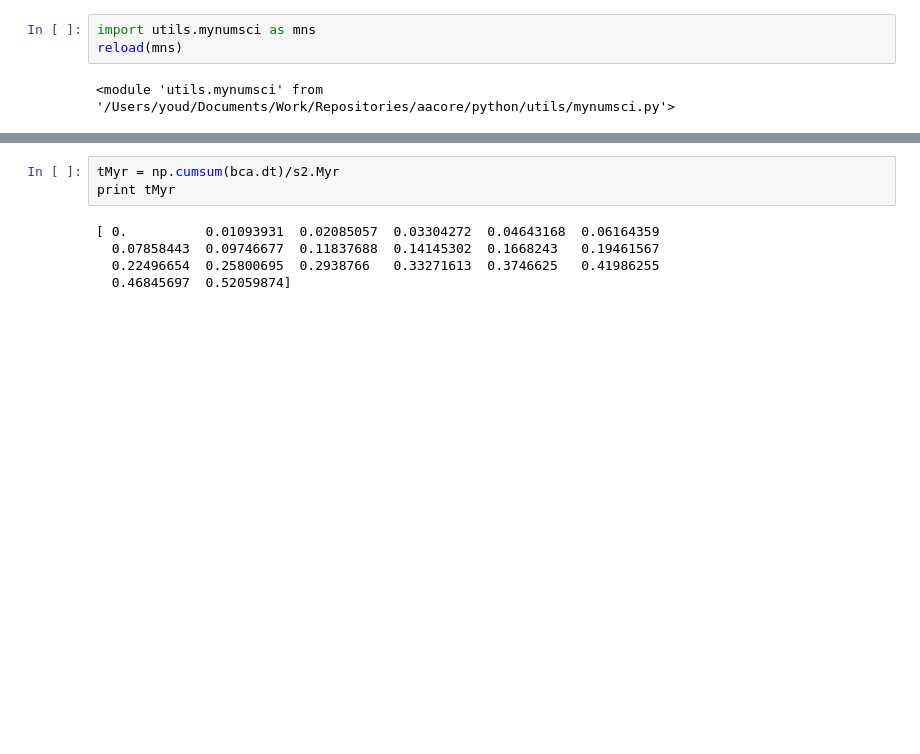
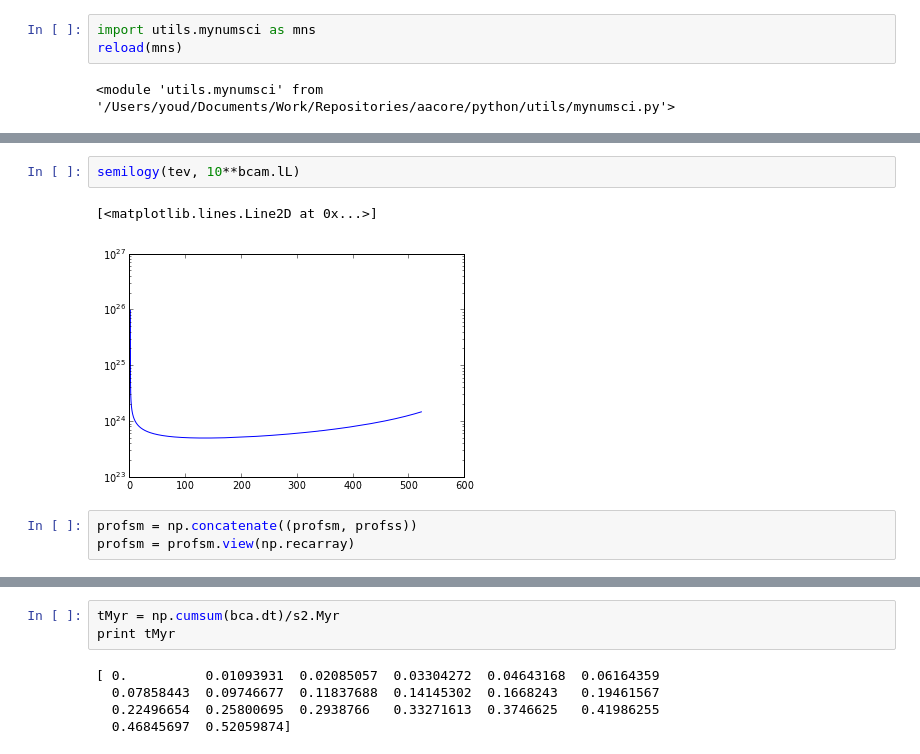
Before and after one commit to apiso/core_accretion, a Jupyter notebook: python/RadSGPoly/Evolve.ipynb, the cells around one changed output, grey strips where cells are left out. Saved outputs shown, nothing was run; the diff lists cells and outputs as text; blank space fills up the shorter version.

```diff
--- a/python/RadSGPoly/Evolve.ipynb
+++ b/python/RadSGPoly/Evolve.ipynb
@@ -62,0 +103,8 @@ print "{:.1f}".format(bca3.M[-1]/Me)
+# %%
+semilogy(tev, 10**bcam.lL)
+# %% [output]
+[<matplotlib.lines.Line2D at 0x...>]
+[figure, added]
+# %%
+profsm = np.concatenate((profsm, profss))
+profsm = profsm.view(np.recarray)
```
Also changed, not shown: parts of 23 cells of this notebook, 2 other files.
